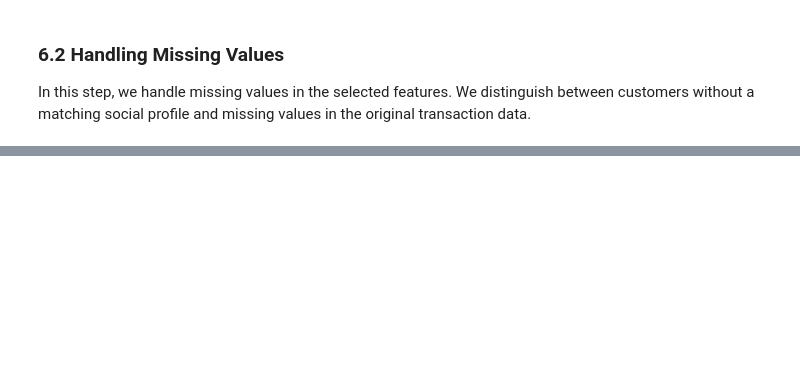
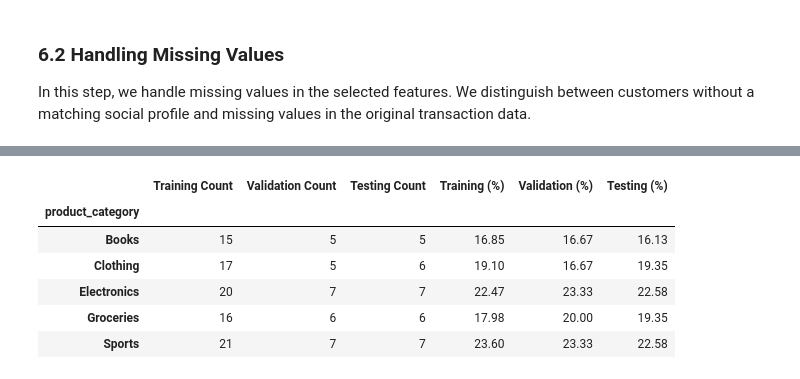
Before and after one commit to jbyiringiro/Formative2-Data_Preprocessing, a Jupyter notebook: notebooks/customer_purchase_prediction_data_preprocessing.ipynb, the cells around one changed output, grey strips where cells are left out. Saved outputs shown, nothing was run; the diff lists cells and outputs as text; code cells hidden in the pictures; blank space fills up the shorter version.

```diff
--- a/notebooks/customer_purchase_prediction_data_preprocessing.ipynb
+++ b/notebooks/customer_purchase_prediction_data_preprocessing.ipynb
@@ -1115,0 +1243,28 @@ In this step, we handle missing values in the selected features. We distinguish
+# %%
+category_distribution = pd.DataFrame({
+    "Training Count": y_train.value_counts(),
+    "Validation Count": y_validation.value_counts(),
+    "Testing Count": y_test.value_counts()
+}).fillna(0).astype(int)
+
+category_distribution["Training (%)"] = (
+    y_train.value_counts(normalize=True) * 100
+).round(2)
+
+category_distribution["Validation (%)"] = (
+    y_validation.value_counts(normalize=True) * 100
+).round(2)
+
+category_distribution["Testing (%)"] = (
+    y_test.value_counts(normalize=True) * 100
+).round(2)
+
+display(category_distribution)
+# %% [output]
+|  | Training Count | Validation Count | Testing Count | Training (%) | Validation (%) | Testing (%) |
+| product_category |  |  |  |  |  |  |
+| Books | 15 | 5 | 5 | 16.85 | 16.67 | 16.13 |
+| Clothing | 17 | 5 | 6 | 19.10 | 16.67 | 19.35 |
+| Electronics | 20 | 7 | 7 | 22.47 | 23.33 | 22.58 |
+| Groceries | 16 | 6 | 6 | 17.98 | 20.00 | 19.35 |
+| Sports | 21 | 7 | 7 | 23.60 | 23.33 | 22.58 |
```
Also changed, not shown: parts of 19 cells of this notebook.
